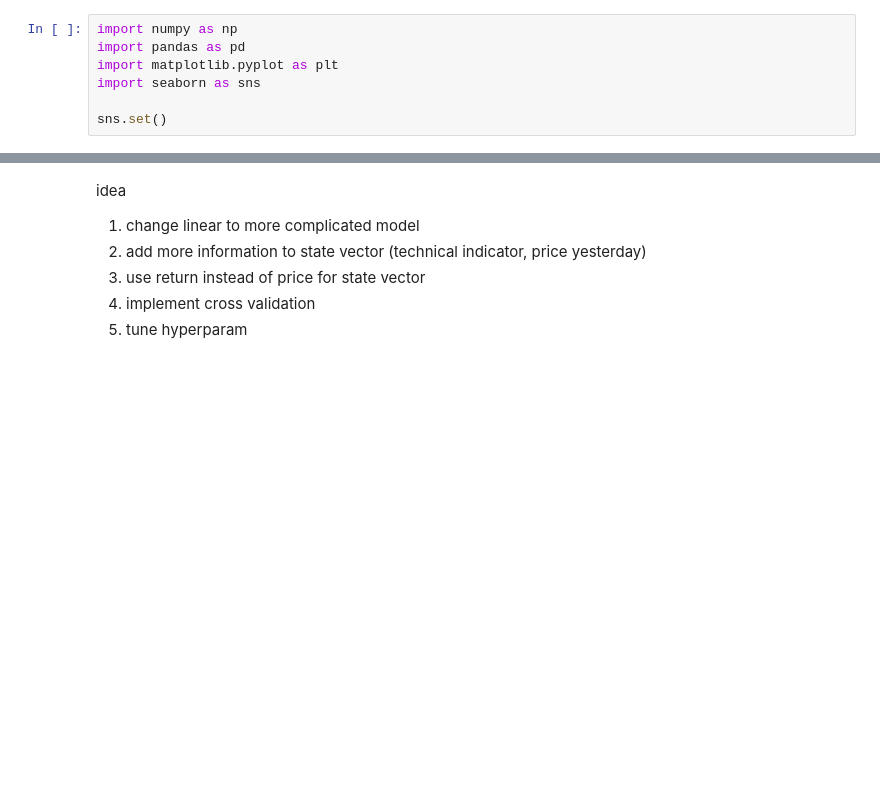
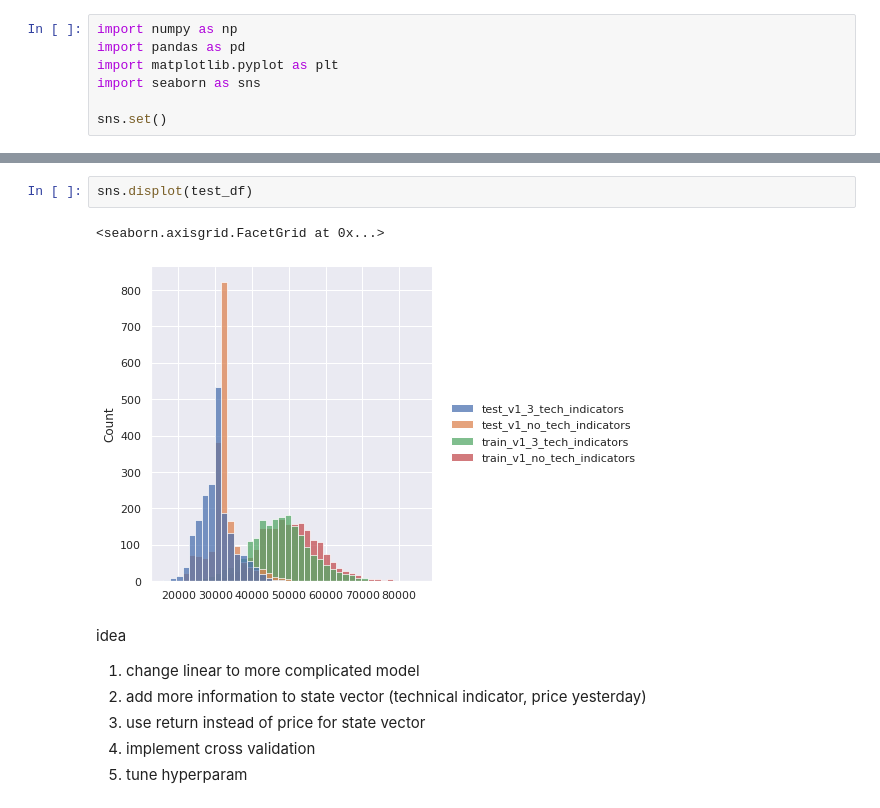
Before and after one commit to waijean/rltradingbot, a Jupyter notebook: results.ipynb, the cells around one changed output, grey strips where cells are left out. Cells and saved outputs as stored; diff of their text form; blank space fills up the shorter version.

```diff
--- a/results.ipynb
+++ b/results.ipynb
@@ -31,3 +54,8 @@ sns.displot(rewards_df)
+# %%
+sns.displot(test_df)
+# %% [output]
+<seaborn.axisgrid.FacetGrid at 0x...>
+[figure, added]
 # %% [markdown]
 idea
 
```
Also changed, not shown: parts of 7 cells of this notebook, 23 other files.
